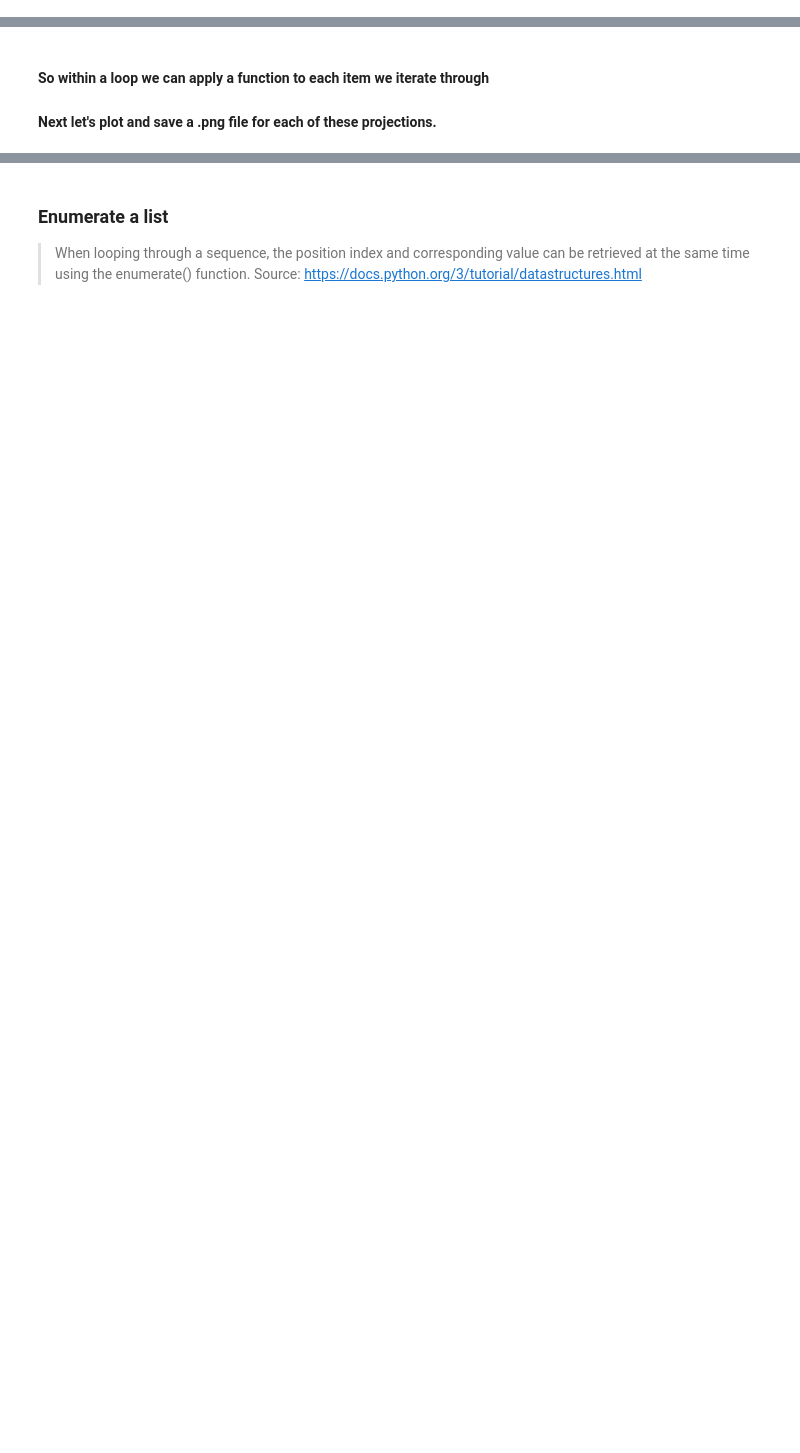
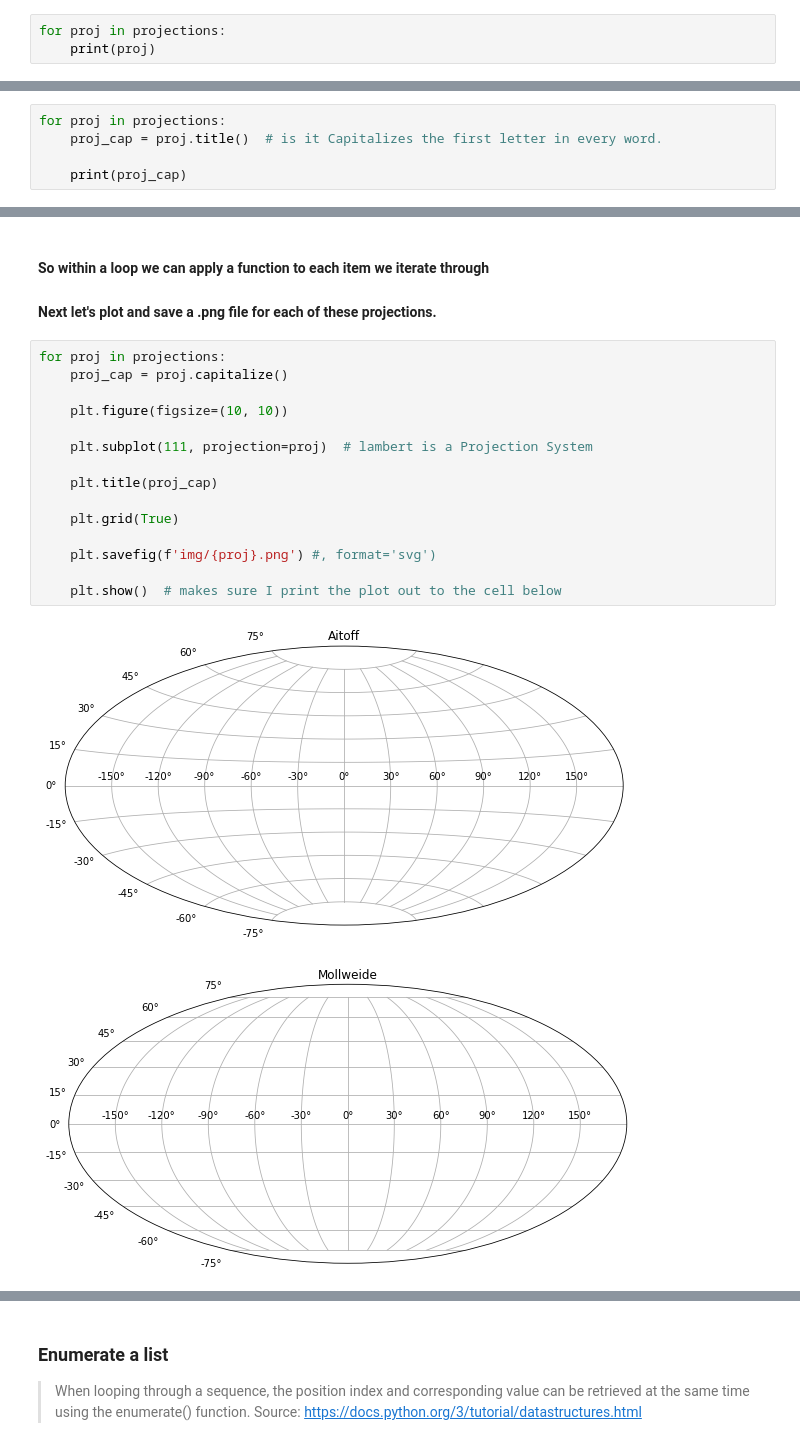
Before and after one commit to pratt-savi-810/pratt-savi-810-2020-03-lesson_02, a Jupyter notebook: lesson_02.ipynb, the cells around one changed output, grey strips where cells are left out. Drawn from its saved outputs; the diff is of its cells as text; blank space fills up the shorter version.

```diff
--- a/lesson_02.ipynb
+++ b/lesson_02.ipynb
@@ -137,3 +286,6 @@ projections = ["aitoff", "mollweide", "hammer", "lambert"]
 > for loops are traditionally used when you have a block of code which you want to repeat a fixed number of times. The Python for statement iterates over the members of a sequence in order, executing the block each time. Source: https://wiki.python.org/moin/ForLoop
 
 #### Let's iterate through this list and print each item
+# %%
+for proj in projections:
+    print(proj)
@@ -140,2 +297,7 @@ projections = ["aitoff", "mollweide", "hammer", "lambert"]
 # %% [markdown]
 #### Now let's do it so that each projection is Capitalized
+# %%
+for proj in projections:
+    proj_cap = proj.title()  # is it Capitalizes the first letter in every word.
+
+    print(proj_cap)
@@ -143,3 +322,21 @@ projections = ["aitoff", "mollweide", "hammer", "lambert"]
 #### So within a loop we can apply a function to each item we iterate through
 
 #### Next let's plot and save a .png file for each of these projections.
+# %%
+for proj in projections:
+    proj_cap = proj.capitalize()
+
+    plt.figure(figsize=(10, 10))
+
+    plt.subplot(111, projection=proj)  # lambert is a Projection System
+
+    plt.title(proj_cap)
+
+    plt.grid(True)
+
+    plt.savefig(f'img/{proj}.png') #, format='svg')
+
+    plt.show()  # makes sure I print the plot out to the cell below
+# %% [output]
+[figure, added]
+[figure, added]
```
Also changed, not shown: parts of 68 cells of this notebook, 7 other files.
